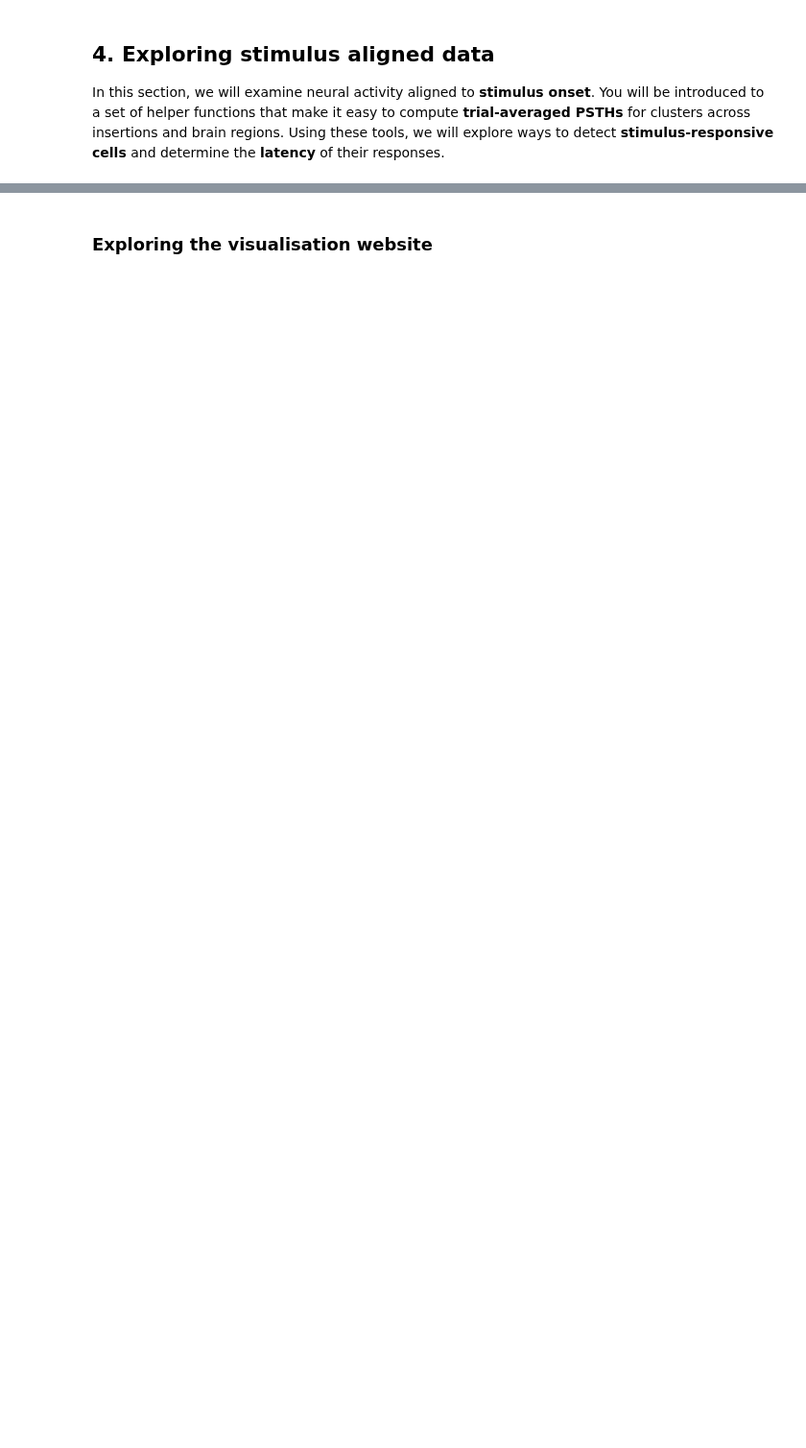
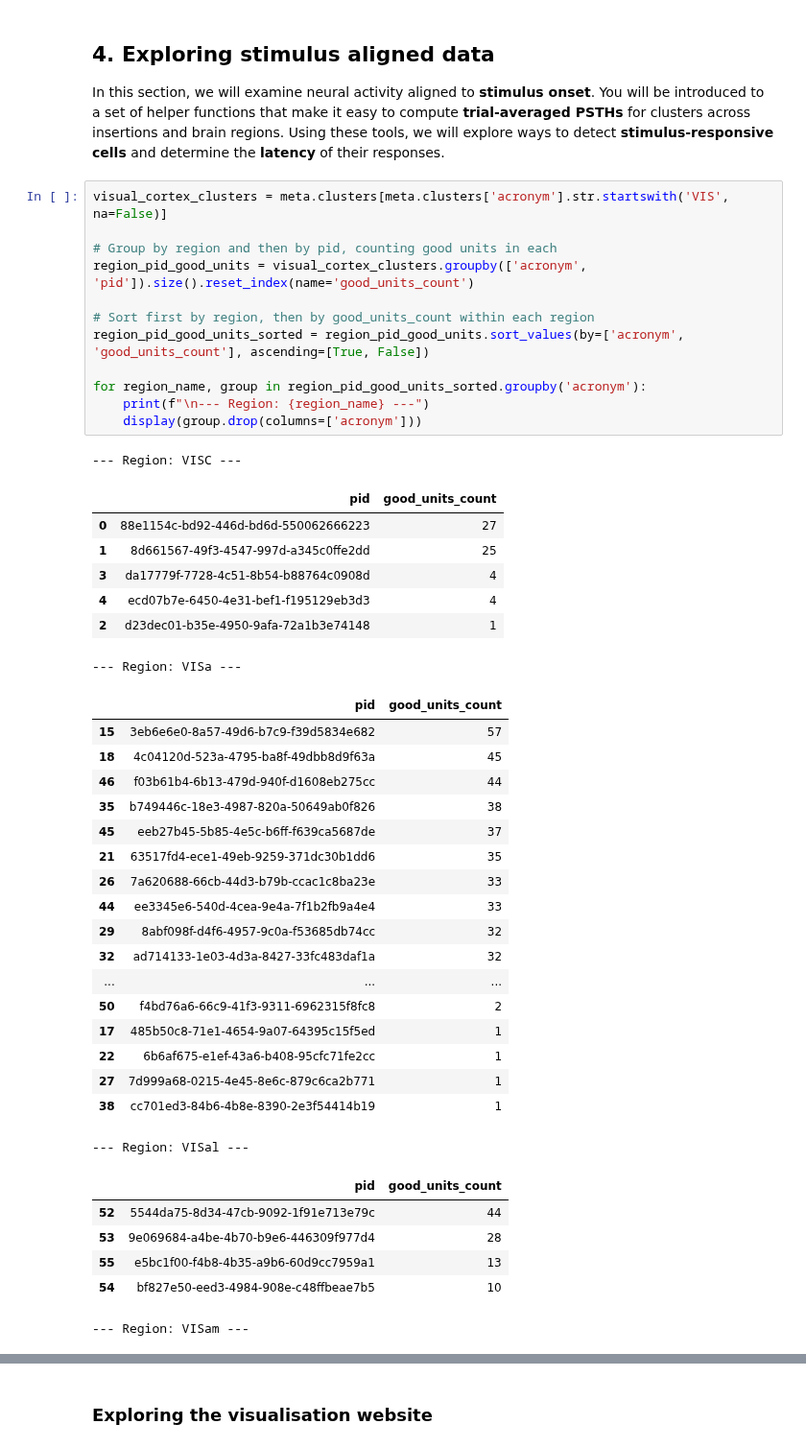
Before and after one commit to aaa923804918-max/mooncake, a Jupyter notebook: projects/neurons/IBL_BWM_Neuromatch_tutorial.ipynb, the cells around one changed output, grey strips where cells are left out. Shown at 96% size. Drawn from its saved outputs; the diff is of its cells as text; blank space fills up the shorter version.

```diff
--- a/projects/neurons/IBL_BWM_Neuromatch_tutorial.ipynb
+++ b/projects/neurons/IBL_BWM_Neuromatch_tutorial.ipynb
@@ -554,3 +534,48 @@ Region: VISC, Good Units: 61
 ## **4. Exploring stimulus aligned data**
 
 In this section, we will examine neural activity aligned to **stimulus onset**. You will be introduced to a set of helper functions that make it easy to compute **trial-averaged PSTHs** for clusters across insertions and brain regions. Using these tools, we will explore ways to detect **stimulus-responsive cells** and determine the **latency** of their responses.
+# %%
+visual_cortex_clusters = meta.clusters[meta.clusters['acronym'].str.startswith('VIS', na=False)]
+
+# Group by region and then by pid, counting good units in each
+region_pid_good_units = visual_cortex_clusters.groupby(['acronym', 'pid']).size().reset_index(name='good_units_count')
+
+# Sort first by region, then by good_units_count within each region
+region_pid_good_units_sorted = region_pid_good_units.sort_values(by=['acronym', 'good_units_count'], ascending=[True, False])
+
+for region_name, group in region_pid_good_units_sorted.groupby('acronym'):
+    print(f"\n--- Region: {region_name} ---")
+    display(group.drop(columns=['acronym']))
+# %% [output]
+--- Region: VISC ---
+|  | pid | good_units_count |
+| 0 | 88e1154c-bd92-446d-bd6d-550062666223 | 27 |
+| 1 | 8d661567-49f3-4547-997d-a345c0ffe2dd | 25 |
+| 3 | da17779f-7728-4c51-8b54-b88764c0908d | 4 |
+| 4 | ecd07b7e-6450-4e31-bef1-f195129eb3d3 | 4 |
+| 2 | d23dec01-b35e-4950-9afa-72a1b3e74148 | 1 |
+--- Region: VISa ---
+|  | pid | good_units_count |
+| 15 | 3eb6e6e0-8a57-49d6-b7c9-f39d5834e682 | 57 |
+| 18 | 4c04120d-523a-4795-ba8f-49dbb8d9f63a | 45 |
+| 46 | f03b61b4-6b13-479d-940f-d1608eb275cc | 44 |
+| 35 | b749446c-18e3-4987-820a-50649ab0f826 | 38 |
+| 45 | eeb27b45-5b85-4e5c-b6ff-f639ca5687de | 37 |
+| 21 | 63517fd4-ece1-49eb-9259-371dc30b1dd6 | 35 |
+| 26 | 7a620688-66cb-44d3-b79b-ccac1c8ba23e | 33 |
+| 44 | ee3345e6-540d-4cea-9e4a-7f1b2fb9a4e4 | 33 |
+| 29 | 8abf098f-d4f6-4957-9c0a-f53685db74cc | 32 |
+| 32 | ad714133-1e03-4d3a-8427-33fc483daf1a | 32 |
+| ... | ... | ... |
+| 50 | f4bd76a6-66c9-41f3-9311-6962315f8fc8 | 2 |
+| 17 | 485b50c8-71e1-4654-9a07-64395c15f5ed | 1 |
+| 22 | 6b6af675-e1ef-43a6-b408-95cfc71fe2cc | 1 |
+| 27 | 7d999a68-0215-4e45-8e6c-879c6ca2b771 | 1 |
+| 38 | cc701ed3-84b6-4b8e-8390-2e3f54414b19 | 1 |
+--- Region: VISal ---
+|  | pid | good_units_count |
+| 52 | 5544da75-8d34-47cb-9092-1f91e713e79c | 44 |
+| 53 | 9e069684-a4be-4b70-b9e6-446309f977d4 | 28 |
+| 55 | e5bc1f00-f4b8-4b35-a9b6-60d9cc7959a1 | 13 |
+| 54 | bf827e50-eed3-4984-908e-c48ffbeae7b5 | 10 |
+--- Region: VISam ---
```
Also changed, not shown: parts of 2 cells of this notebook.
